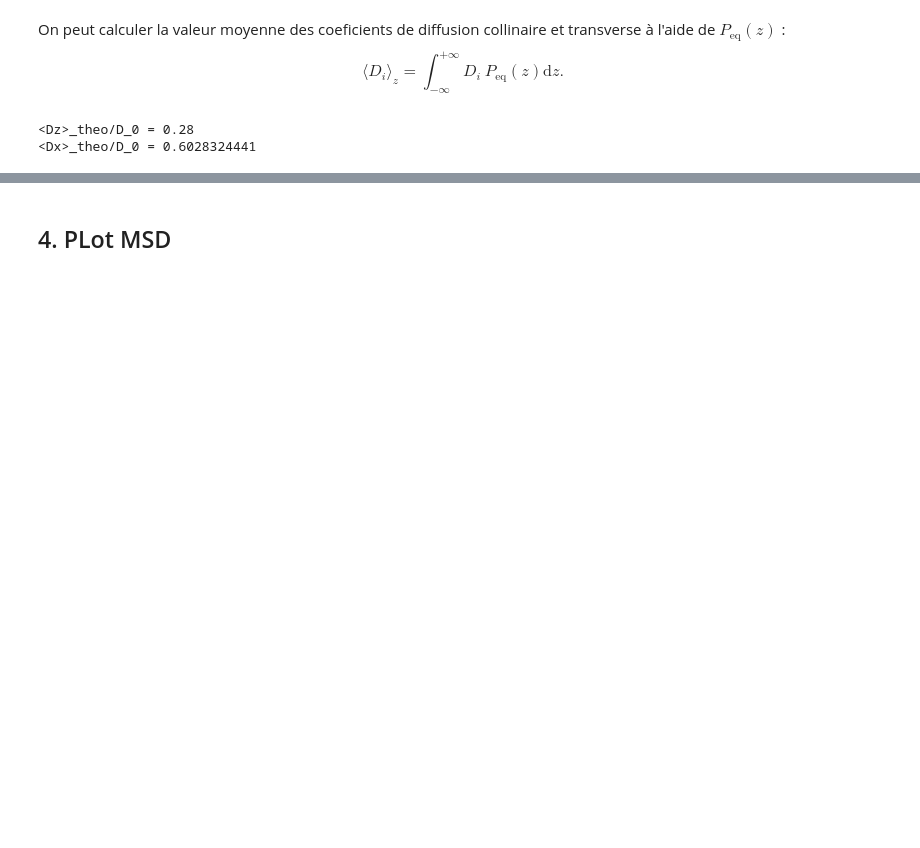
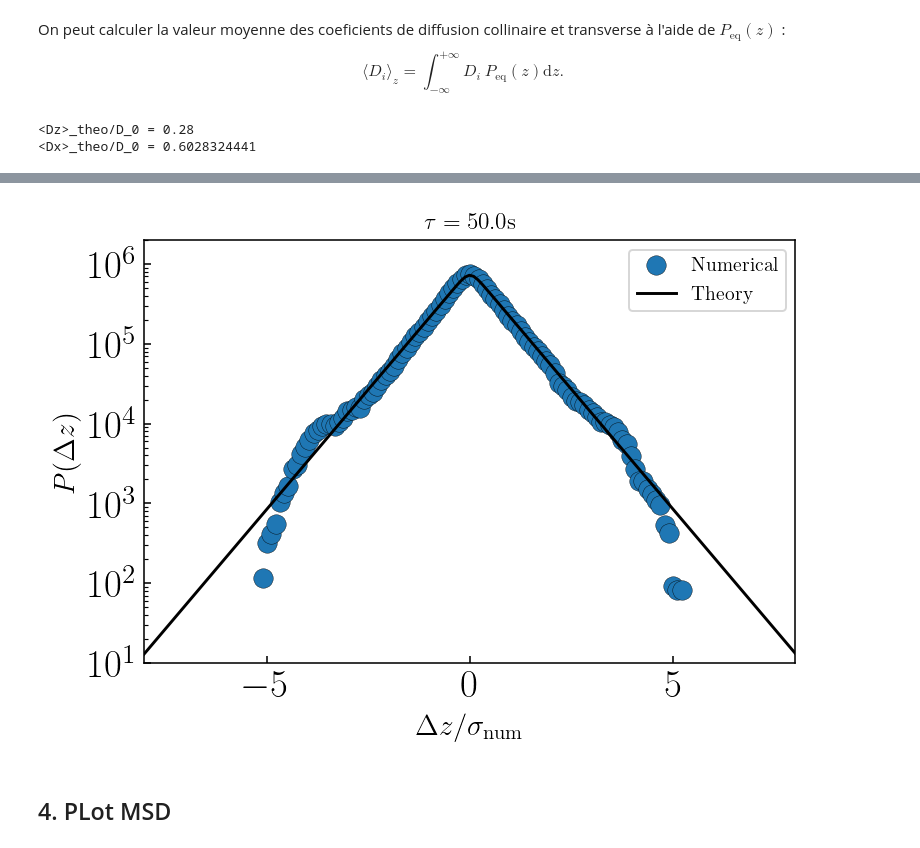
Before and after one commit to ElodieMillan/Brownian-particle-near-wall, a Jupyter notebook: Results/10-21/Overd-RigidWall/Analyse_Overd-Rigid-Wall-python(trajCourte).ipynb, the cells around one changed output, grey strips where cells are left out. Cells and saved outputs as stored; diff of their text form; code cells hidden in the pictures; blank space fills up the shorter version.

```diff
--- a/Results/10-21/Overd-RigidWall/Analyse_Overd-Rigid-Wall-python(trajCourte).ipynb
+++ b/Results/10-21/Overd-RigidWall/Analyse_Overd-Rigid-Wall-python(trajCourte).ipynb
@@ -354,3 +198,8 @@ simu.PDF("dz", N_tau=10, space="wall", bins=100, plot=True)
+# %%
+plt.axis([-8, 8,1e1, 2e6])
+simu.PDF("dz", N_tau=3000, space="wall", bins=100, plot=True)
+# %% [output]
+[figure, added]
 # %% [markdown]
 ## 4. PLot MSD
 # %%
```
Also changed, not shown: parts of 22 cells of this notebook, 6 other files.
